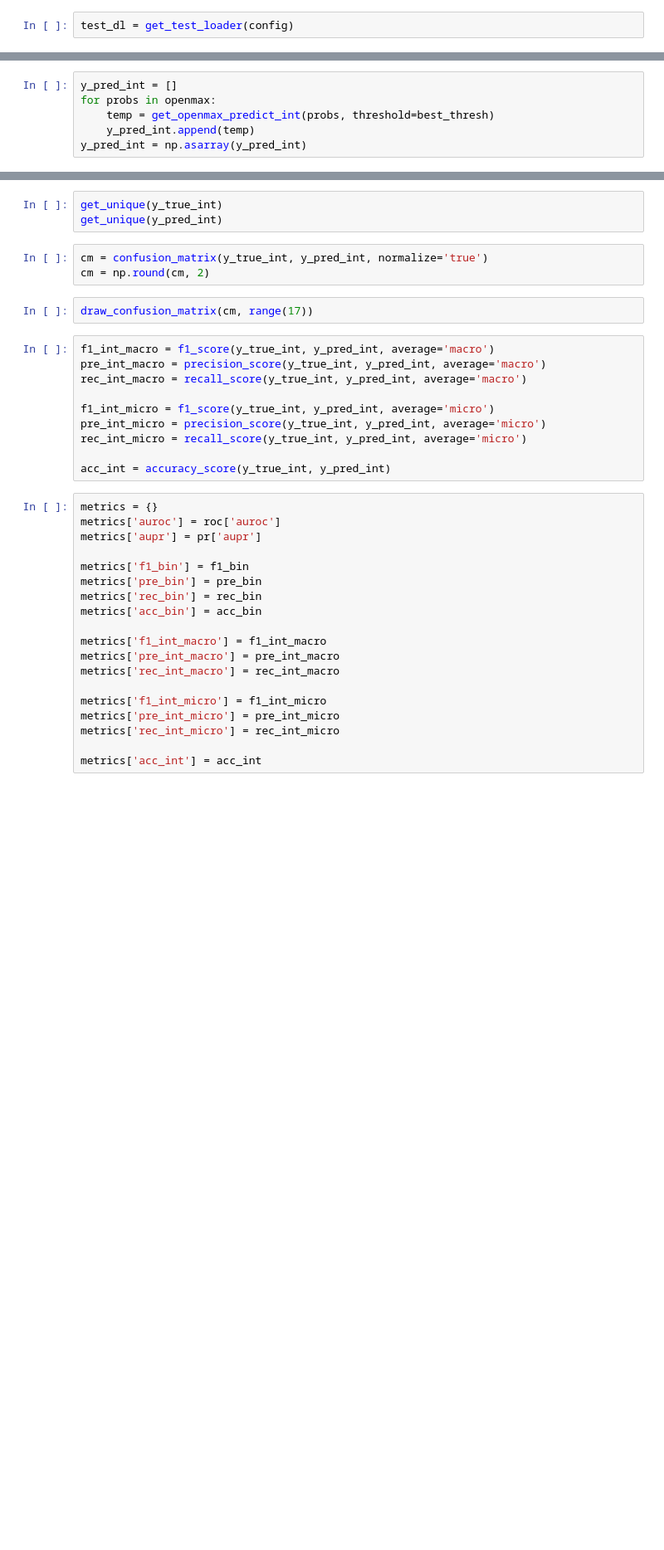
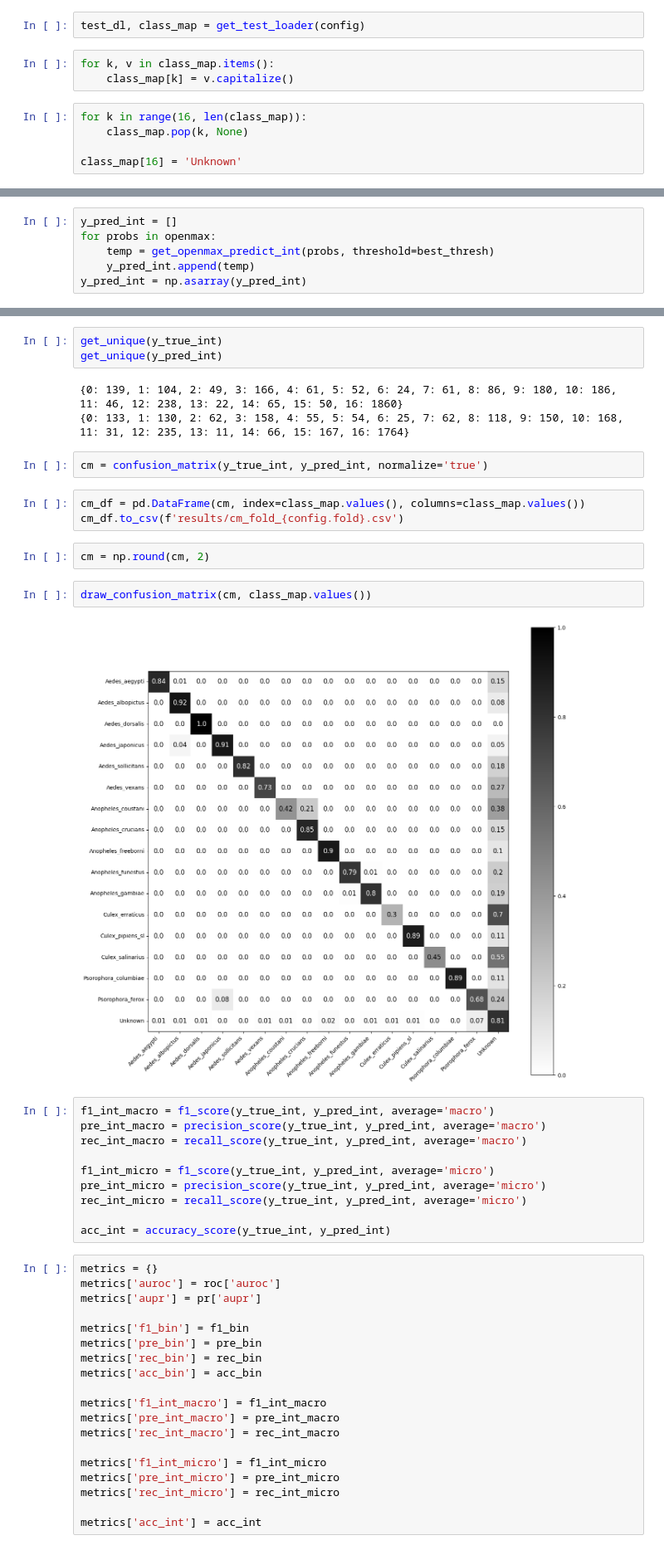
Before and after one commit to Requiem5032/openmax-pytorch, a Jupyter notebook: openmax_evaluation.ipynb, the cells around one changed output, grey strips where cells are left out. Shown at 83% size. Saved outputs shown, nothing was run; the diff lists cells and outputs as text; blank space fills up the shorter version.

```diff
--- a/openmax_evaluation.ipynb
+++ b/openmax_evaluation.ipynb
@@ -33,5 +56,13 @@ net.eval()
 # %%
-test_dl = get_test_loader(config)
+test_dl, class_map = get_test_loader(config)
+# %%
+for k, v in class_map.items():
+    class_map[k] = v.capitalize()
+# %%
+for k in range(16, len(class_map)):
+    class_map.pop(k, None)
+
+class_map[16] = 'Unknown'
 # %%
 openmax = []
 prob_u = []
@@ -102,11 +147,20 @@ probs
 # %%
 get_unique(y_true_int)
 get_unique(y_pred_int)
+# %% [output]
+{0: 139, 1: 104, 2: 49, 3: 166, 4: 61, 5: 52, 6: 24, 7: 61, 8: 86, 9: 180, 10: 186, 11: 46, 12: 238, 13: 22, 14: 65, 15: 50, 16: 1860}
+{0: 133, 1: 130, 2: 62, 3: 158, 4: 55, 5: 54, 6: 25, 7: 62, 8: 118, 9: 150, 10: 168, 11: 31, 12: 235, 13: 11, 14: 66, 15: 167, 16: 1764}
 # %%
 cm = confusion_matrix(y_true_int, y_pred_int, normalize='true')
-cm = np.round(cm, 2)
+# %%
+cm_df = pd.DataFrame(cm, index=class_map.values(), columns=class_map.values())
+cm_df.to_csv(f'results/cm_fold_{config.fold}.csv')
+# %%
+cm = np.round(cm, 2)
 # %%
-draw_confusion_matrix(cm, range(17))
+draw_confusion_matrix(cm, class_map.values())
+# %% [output]
+[figure, added]
 # %%
 f1_int_macro = f1_score(y_true_int, y_pred_int, average='macro')
 pre_int_macro = precision_score(y_true_int, y_pred_int, average='macro')
```
Also changed, not shown: parts of 12 cells of this notebook, 6 other files.
